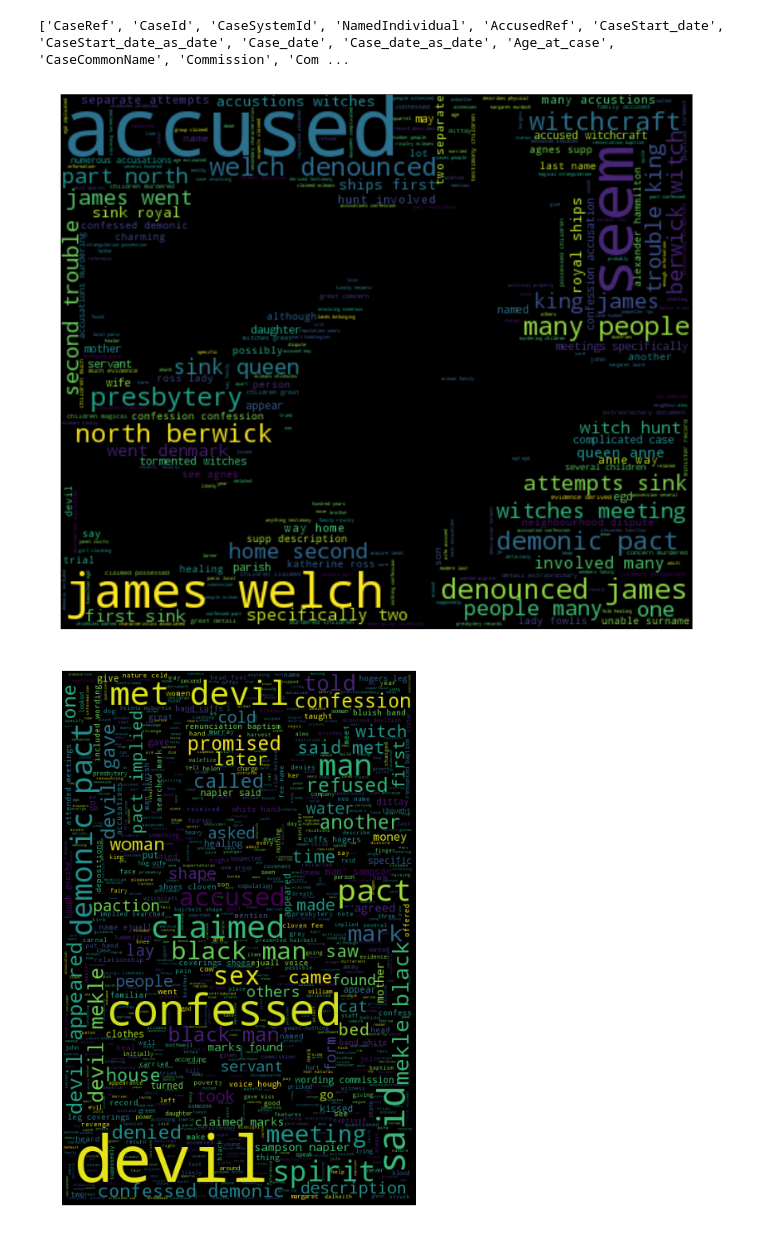
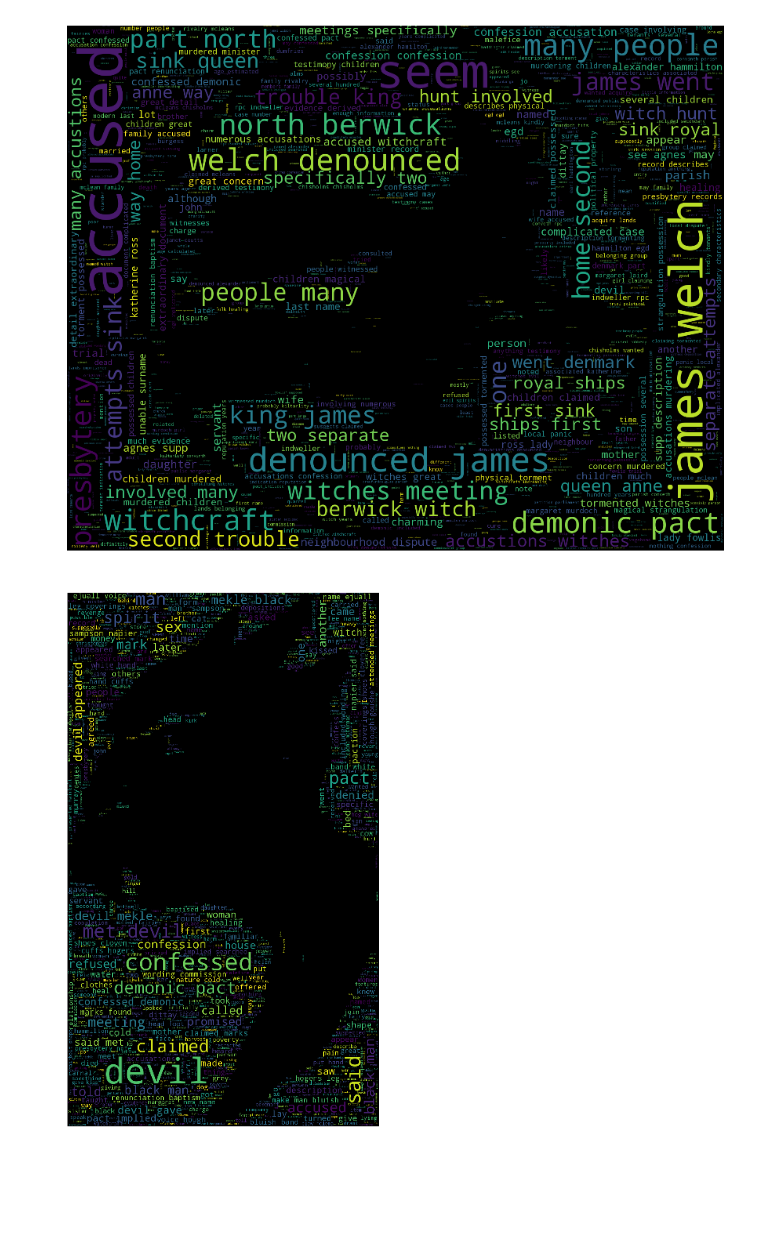
Before and after one commit to SallyM/witches, a Jupyter notebook: Data_viz.ipynb, the cells around one changed output. Saved outputs shown, nothing was run; the diff lists cells and outputs as text; code cells hidden in the pictures; blank space fills up the shorter version.

```diff
--- a/Data_viz.ipynb
+++ b/Data_viz.ipynb
@@ -9,4 +11,6 @@ from wordcloud import WordCloud, STOPWORDS
 %matplotlib inline
+# %%
+sns.set(style="whitegrid", color_codes=True)
 # %%
 list_files = os.listdir('datasets/history-scottish-witchcraft/')
 # %%
@@ -107,7 +104,3 @@ case_other_charges_text = " ".join([w.lower() for w in case_other_charges_text.v
-# %%
-print case.columns.tolist()
-# %% [output]
-['CaseRef', 'CaseId', 'CaseSystemId', 'NamedIndividual', 'AccusedRef', 'CaseStart_date', 'CaseStart_date_as_date', 'Case_date', 'Case_date_as_date', 'Age_at_case', 'CaseCommonName', 'Commission', 'Com ...
 # %%
 case_char_text = pd.DataFrame(case["Charnotes"])
 case_char_text = case_char_text.dropna()
@@ -119,20 +112,20 @@ accused_text = ' '.join([w.lower() for w in accused_text.Notes.values.flatten().
 # %%
 witches_text = accused_text + case_other_charges_text + case_char_text
 # %%
-generate_cloud(witches_text, "images/witch8.jpg", "images/witch_cloud_3.png",
+generate_cloud(witches_text, "images/white-witch-in-a-circle.jpg", "images/witch_cloud_6.png",
                background_color= 'black', add_stopwords=add_stopwords, size = 15)
 # %% [output]
-[figure, old version]
+[figure, new version]
 # %%
 devil_notes = pd.DataFrame(case['DevilNotes'])
 devil_notes = devil_notes.dropna()
 devil_text = " ".join([w.lower() for w in devil_notes.values.flatten().tolist()])
 devil_text
 # %%
-generate_cloud(devil_text, "images/De", "images/devil_cloud_1.png",
+generate_cloud(devil_text, "images/DevilSilhouette.png", "images/devil_cloud.png",
                background_color="black", add_stopwords=add_stopwords)
 # %% [output]
-[figure, old version]
+[figure, new version]
 # %%
 # images taken from http://www.fun-lover.com/graphic-shop/Masks/index.php?page=&sort=&perPage=&album=Halloween
 # and https://openclipart.org/detail/233745/devil-silhouette
```
Also changed, not shown: parts of 12 cells of this notebook, 1 other file.
